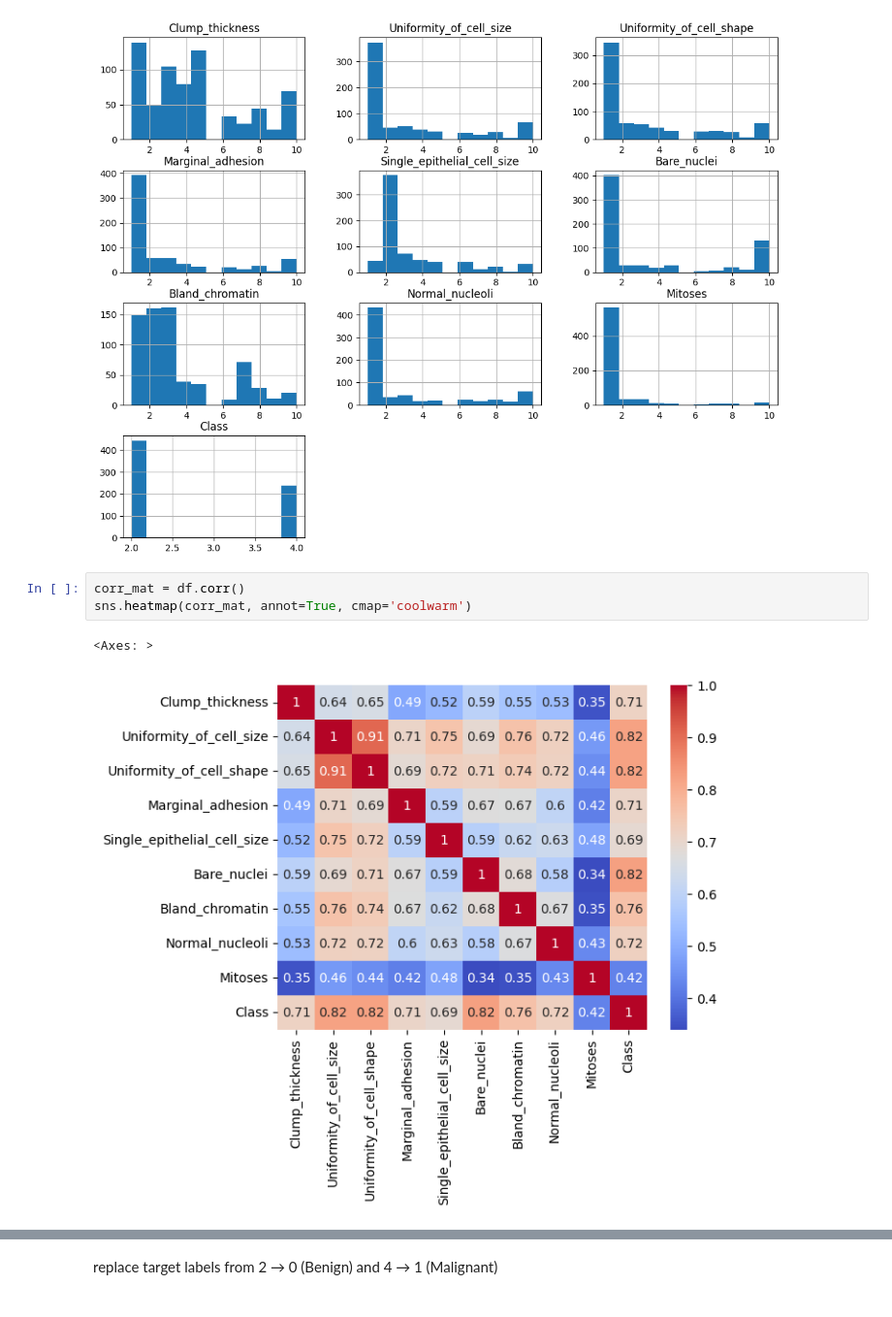
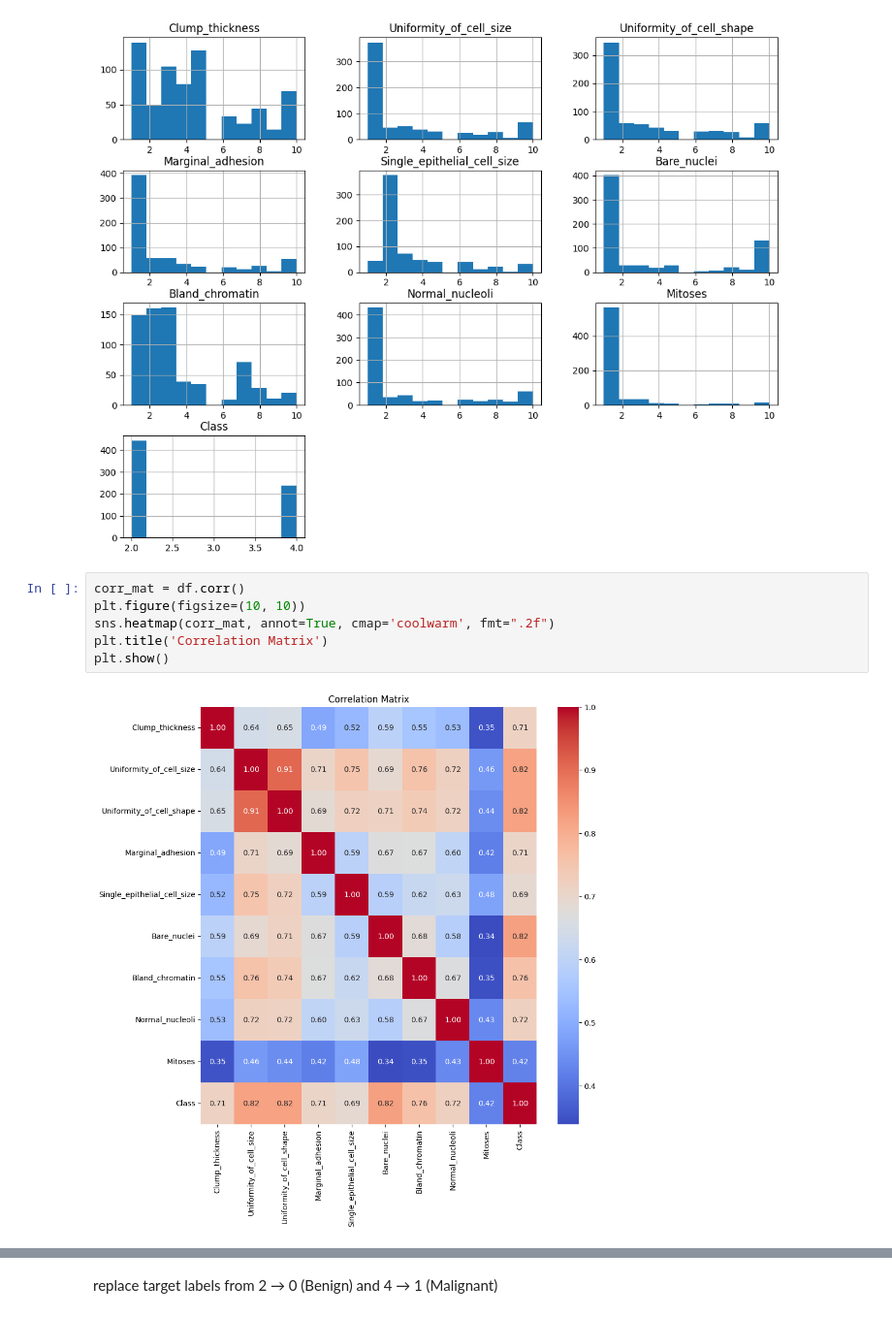
Before and after one commit to gsankarvg/Pattern-Rec---LC1, a Jupyter notebook: Q8_cancer.ipynb, the cells around one changed output, grey strips where cells are left out. Shown: that part at 97% size. Cells and saved outputs as stored; diff of their text form.

```diff
--- a/Q8_cancer.ipynb
+++ b/Q8_cancer.ipynb
@@ -123,7 +97,9 @@ plt.show()
 [figure]
 # %%
 corr_mat = df.corr()
-sns.heatmap(corr_mat, annot=True, cmap='coolwarm')
+plt.figure(figsize=(10, 10))
+sns.heatmap(corr_mat, annot=True, cmap='coolwarm', fmt=".2f")
+plt.title('Correlation Matrix')
+plt.show()
 # %% [output]
-<Axes: >
-[figure, old version]
+[figure, new version]
```
Also changed, not shown: parts of 17 cells of this notebook, 7 other files.
